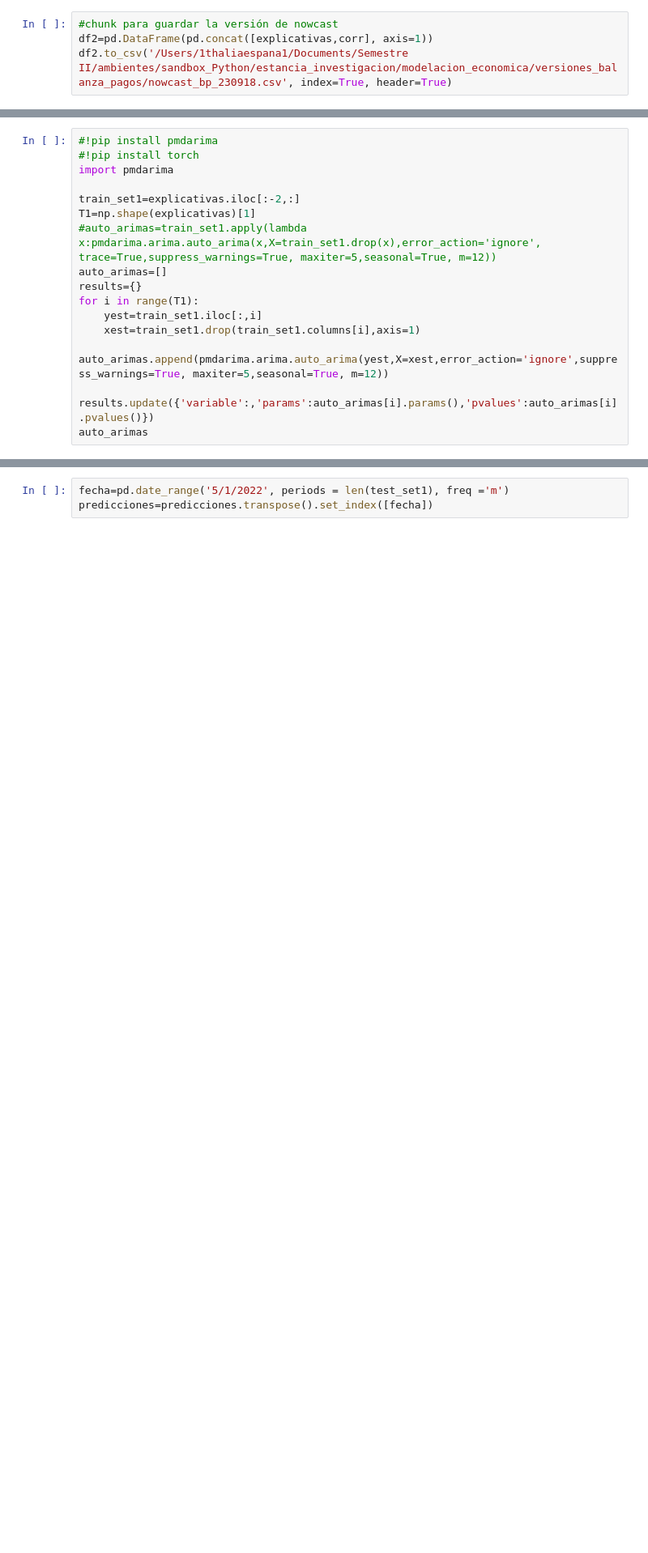
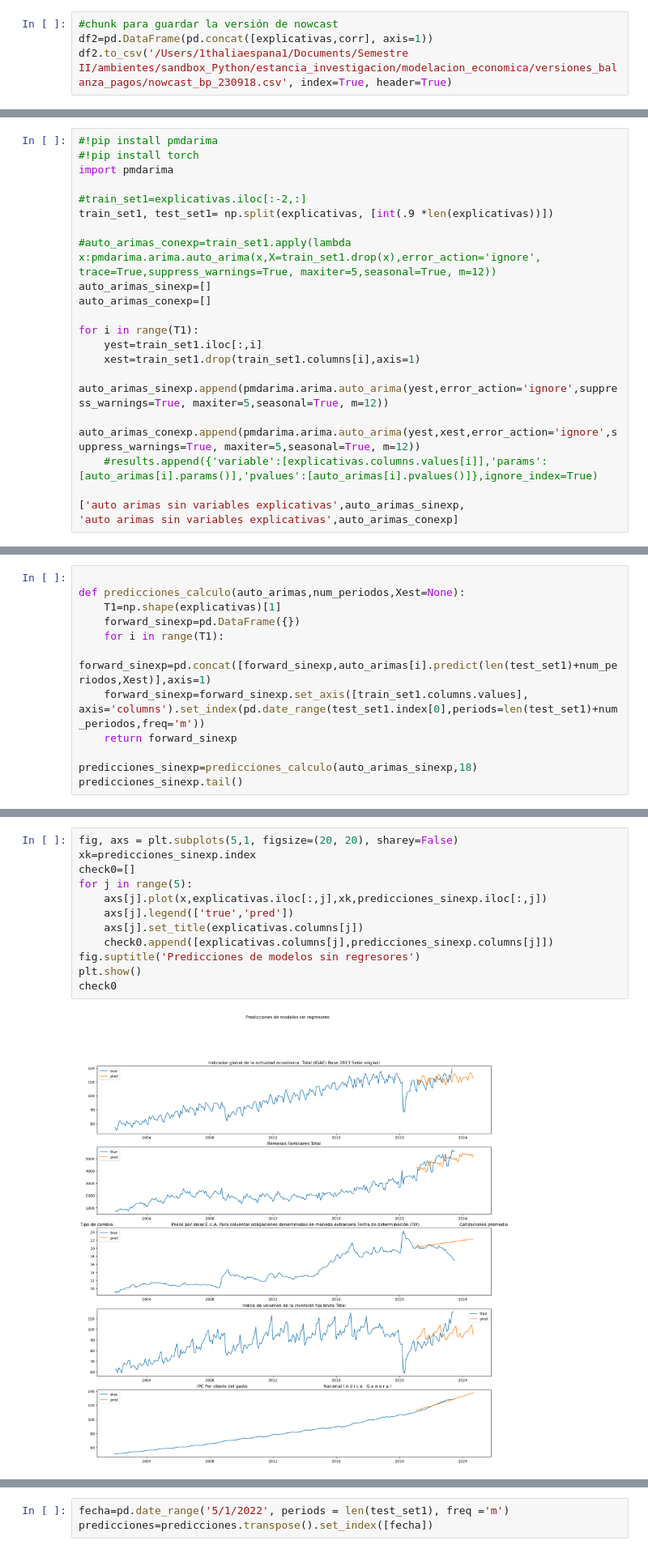
Before and after one commit to sparkieth/estancia_investigacion, a Jupyter notebook: modelacion_economica/modelo_cuenta_corriente.ipynb, the cells around one changed output, grey strips where cells are left out. Shown at 81% size. Drawn from its saved outputs; the diff is of its cells as text; blank space fills up the shorter version.

Commit message:
modelos con y sin regresores

```diff
--- a/modelacion_economica/modelo_cuenta_corriente.ipynb
+++ b/modelacion_economica/modelo_cuenta_corriente.ipynb
@@ -239,15 +239,20 @@ df2.to_csv('/Users/1thaliaespana1/Documents/Semestre II/ambientes/sandbox_Python
 #!pip install torch
 import pmdarima
 
-train_set1=explicativas.iloc[:-2,:]
-T1=np.shape(explicativas)[1]
-#auto_arimas=train_set1.apply(lambda x:pmdarima.arima.auto_arima(x,X=train_set1.drop(x),error_action='ignore', trace=True,suppress_warnings=True, maxiter=5,seasonal=True, m=12))
-auto_arimas=[]
-results={}
+#train_set1=explicativas.iloc[:-2,:]
+train_set1, test_set1= np.split(explicativas, [int(.9 *len(explicativas))])
+
+#auto_arimas_conexp=train_set1.apply(lambda x:pmdarima.arima.auto_arima(x,X=train_set1.drop(x),error_action='ignore', trace=True,suppress_warnings=True, maxiter=5,seasonal=True, m=12))
+auto_arimas_sinexp=[]
+auto_arimas_conexp=[]
+
 for i in range(T1):
     yest=train_set1.iloc[:,i]
     xest=train_set1.drop(train_set1.columns[i],axis=1)
-    auto_arimas.append(pmdarima.arima.auto_arima(yest,X=xest,error_action='ignore',suppress_warnings=True, maxiter=5,seasonal=True, m=12))
-    results.update({'variable':,'params':auto_arimas[i].params(),'pvalues':auto_arimas[i].pvalues()})
-auto_arimas
+    auto_arimas_sinexp.append(pmdarima.arima.auto_arima(yest,error_action='ignore',suppress_warnings=True, maxiter=5,seasonal=True, m=12))
+    auto_arimas_conexp.append(pmdarima.arima.auto_arima(yest,xest,error_action='ignore',suppress_warnings=True, maxiter=5,seasonal=True, m=12))
+    #results.append({'variable':[explicativas.columns.values[i]],'params':[auto_arimas[i].params()],'pvalues':[auto_arimas[i].pvalues()]},ignore_index=True)
+
+['auto arimas sin variables explicativas',auto_arimas_sinexp,
+'auto arimas sin variables explicativas',auto_arimas_conexp]
 # %% [output]
@@ -286,0 +276,12 @@ results
+# %%
+
+def predicciones_calculo(auto_arimas,num_periodos,Xest=None):
+    T1=np.shape(explicativas)[1]
+    forward_sinexp=pd.DataFrame({})
+    for i in range(T1):
+        forward_sinexp=pd.concat([forward_sinexp,auto_arimas[i].predict(len(test_set1)+num_periodos,Xest)],axis=1)
+    forward_sinexp=forward_sinexp.set_axis([train_set1.columns.values], axis='columns').set_index(pd.date_range(test_set1.index[0],periods=len(test_set1)+num_periodos,freq='m'))
+    return forward_sinexp
+
+predicciones_sinexp=predicciones_calculo(auto_arimas_sinexp,18)
+predicciones_sinexp.tail()
@@ -286,0 +297,14 @@ results
+# %%
+fig, axs = plt.subplots(5,1, figsize=(20, 20), sharey=False)
+xk=predicciones_sinexp.index
+check0=[]
+for j in range(5):
+    axs[j].plot(x,explicativas.iloc[:,j],xk,predicciones_sinexp.iloc[:,j])
+    axs[j].legend(['true','pred'])
+    axs[j].set_title(explicativas.columns[j])
+    check0.append([explicativas.columns[j],predicciones_sinexp.columns[j]])
+fig.suptitle('Predicciones de modelos sin regresores')
+plt.show()
+check0
+# %% [output]
+[figure, added]
```
Also changed, not shown: parts of 15 cells of this notebook.
